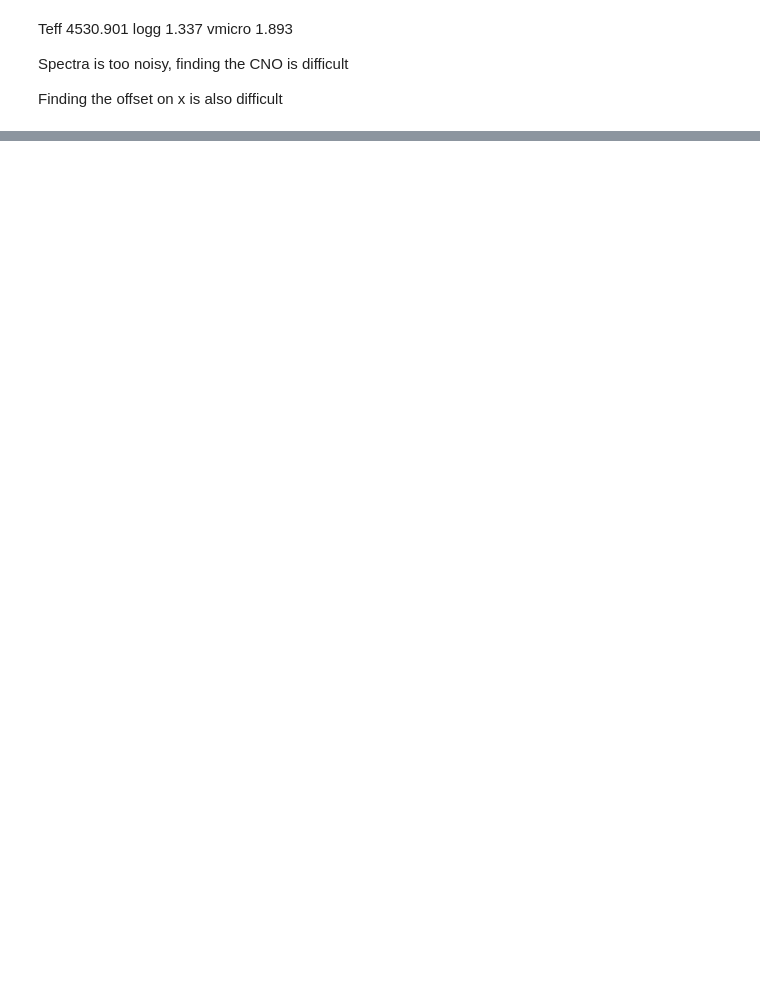
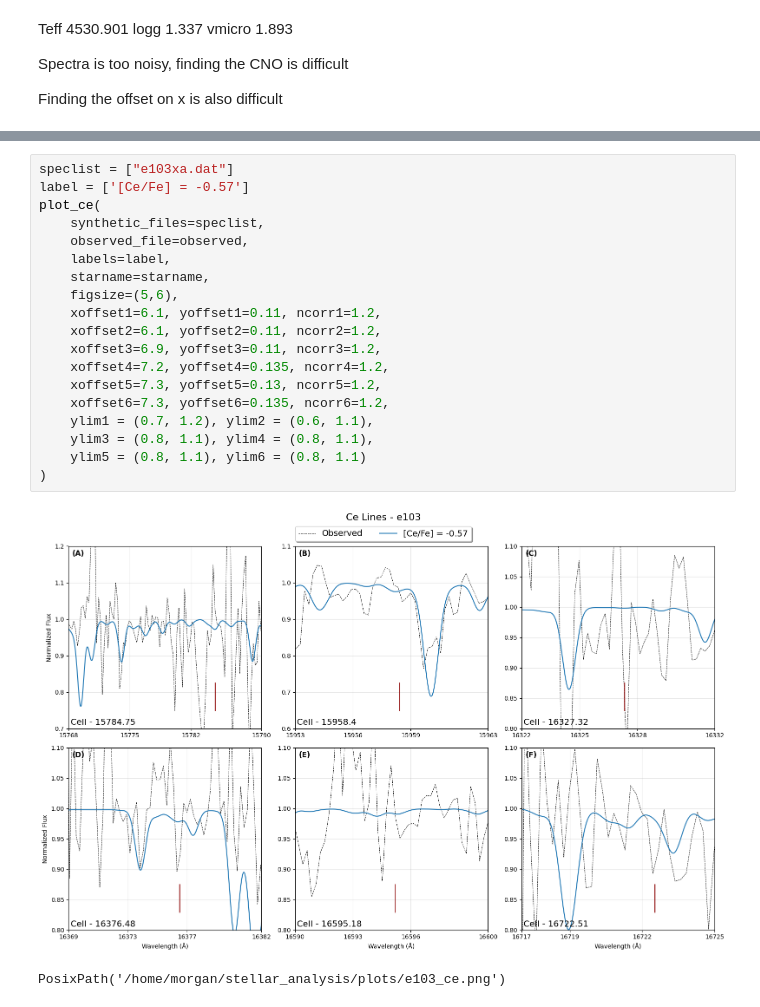
Before and after one commit to bornofthesea/synther, a Jupyter notebook: e103.ipynb, the cells around one changed output, grey strips where cells are left out. Saved outputs shown, nothing was run; the diff lists cells and outputs as text; blank space fills up the shorter version.

Commit message:
Updating new stars and plotting

```diff
--- a/e103.ipynb
+++ b/e103.ipynb
@@ -100 +100,23 @@ plot_potassium(
 PosixPath('/home/morgan/stellar_analysis/plots/e103_k.png')
+# %%
+speclist = ["e103xa.dat"]
+label = ['[Ce/Fe] = -0.57']
+plot_ce(
+    synthetic_files=speclist,
+    observed_file=observed,
+    labels=label,
+    starname=starname,
+    figsize=(5,6),
+    xoffset1=6.1, yoffset1=0.11, ncorr1=1.2,
+    xoffset2=6.1, yoffset2=0.11, ncorr2=1.2,
+    xoffset3=6.9, yoffset3=0.11, ncorr3=1.2,
+    xoffset4=7.2, yoffset4=0.135, ncorr4=1.2,
+    xoffset5=7.3, yoffset5=0.13, ncorr5=1.2,
+    xoffset6=7.3, yoffset6=0.135, ncorr6=1.2,
+    ylim1 = (0.7, 1.2), ylim2 = (0.6, 1.1),
+    ylim3 = (0.8, 1.1), ylim4 = (0.8, 1.1),
+    ylim5 = (0.8, 1.1), ylim6 = (0.8, 1.1)
+)
+# %% [output]
+[figure, added]
+PosixPath('/home/morgan/stellar_analysis/plots/e103_ce.png')
```
Also changed, not shown: parts of 5 cells of this notebook, 16 other files.
